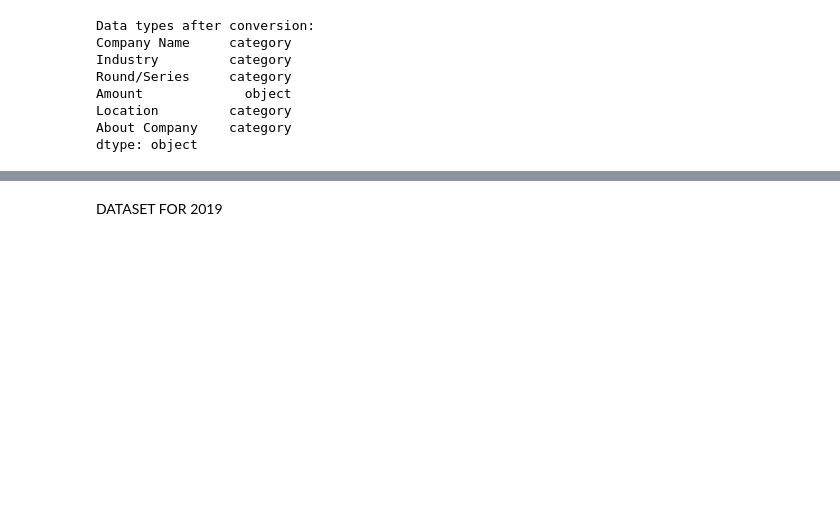
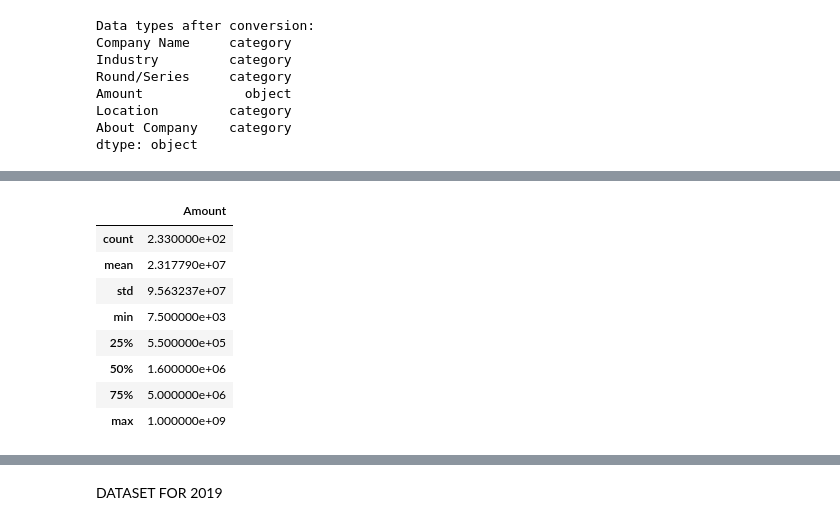
Before and after one commit to BamBamOguns/CA_First_Project_LP1, a Jupyter notebook: Notebooks/main.ipynb, the cells around one changed output, grey strips where cells are left out. Cells and saved outputs as stored; diff of their text form; code cells hidden in the pictures; blank space fills up the shorter version.

```diff
--- a/Notebooks/main.ipynb
+++ b/Notebooks/main.ipynb
@@ -684,0 +770,12 @@ dtype: object
+# %%
+data_2018_clean.describe()
+# %% [output]
+|  | Amount |
+| count | 2.330000e+02 |
+| mean | 2.317790e+07 |
+| std | 9.563237e+07 |
+| min | 7.500000e+03 |
+| 25% | 5.500000e+05 |
+| 50% | 1.600000e+06 |
+| 75% | 5.000000e+06 |
+| max | 1.000000e+09 |
```
Also changed, not shown: parts of 20 cells of this notebook.
